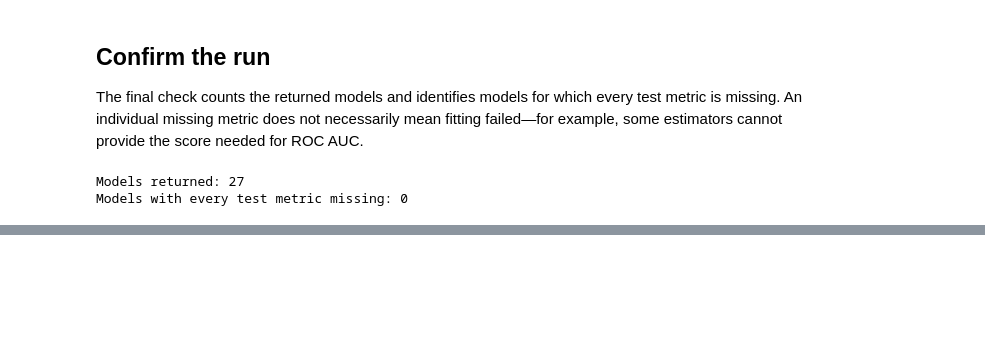
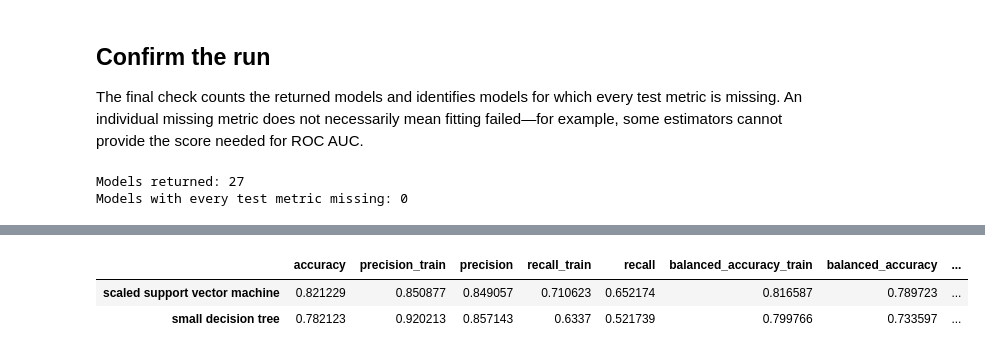
Before and after one commit to LOVE-DOCTOR/MultiTrain, a Jupyter notebook: classification.ipynb, the cells around one changed output, grey strips where cells are left out. Saved outputs shown, nothing was run; the diff lists cells and outputs as text; code cells hidden in the pictures; blank space fills up the shorter version.

```diff
--- a/classification.ipynb
+++ b/classification.ipynb
@@ -150,0 +174,36 @@ Models with every test metric missing: 0
+# %%
+from sklearn.pipeline import make_pipeline
+from sklearn.preprocessing import StandardScaler
+from sklearn.svm import SVC
+from sklearn.tree import DecisionTreeClassifier
+
+source_tree = DecisionTreeClassifier(random_state=42)
+source_svc = make_pipeline(
+    StandardScaler(),
+    SVC(probability=True, random_state=42),
+)
+
+configured_train = MultiClassifier(
+    n_jobs=1,
+    model_workers=2,
+    custom_models={
+        "small decision tree": source_tree,
+        "scaled support vector machine": source_svc,
+    },
+    model_params={
+        "small decision tree": {"max_depth": 4},
+        "scaled support vector machine": {"svc__C": 0.5},
+    },
+)
+
+configured_results = configured_train.fit(
+    datasplits=classification_split,
+    show_train_score=True,
+    sort="accuracy",
+)
+
+configured_results
+# %% [output]
+|  | accuracy | precision_train | precision | recall_train | recall | balanced_accuracy_train | balanced_accuracy | ... |
+| scaled support vector machine | 0.821229 | 0.850877 | 0.849057 | 0.710623 | 0.652174 | 0.816587 | 0.789723 | ... |
+| small decision tree | 0.782123 | 0.920213 | 0.857143 | 0.6337 | 0.521739 | 0.799766 | 0.733597 | ... |
```
Also changed, not shown: parts of 6 cells of this notebook, 41 other files.
